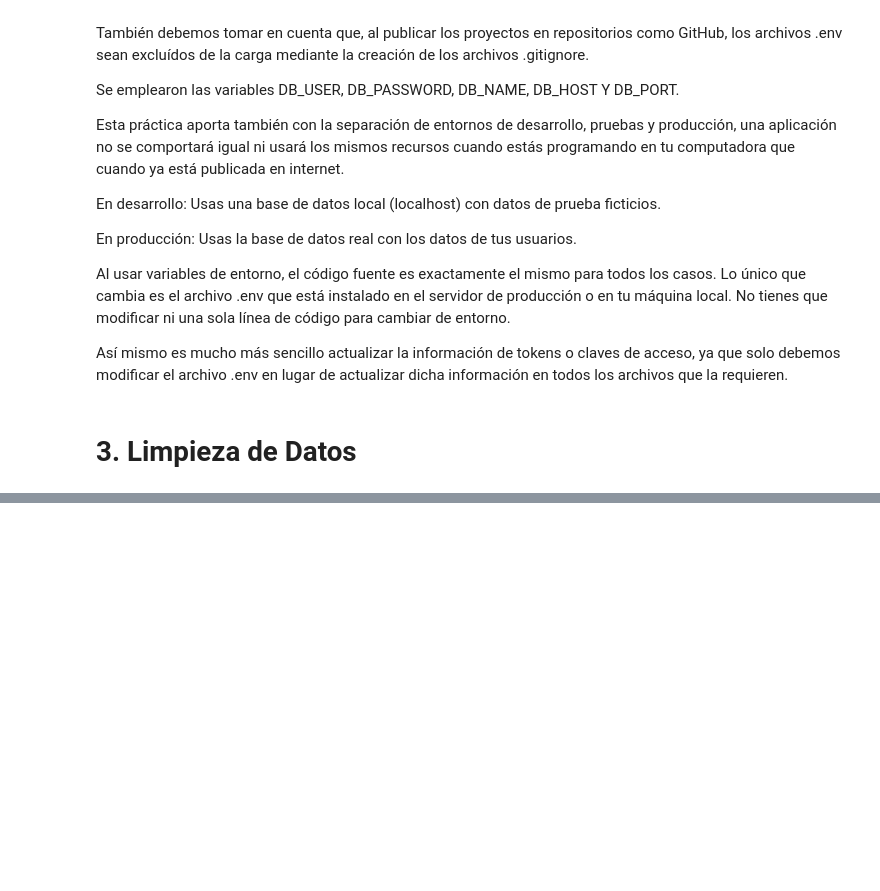
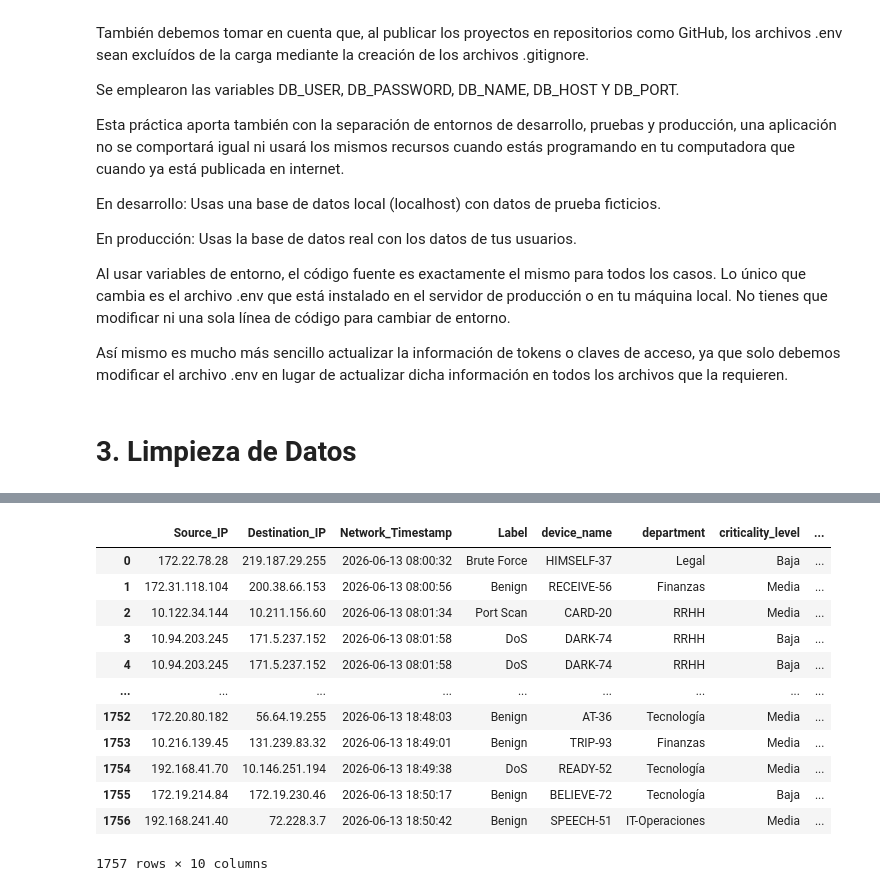
Before and after one commit to prvallejoz/Practica1_G_3, a Jupyter notebook: TransformG3.ipynb, the cells around one changed output, grey strips where cells are left out. Cells and saved outputs as stored; diff of their text form; code cells hidden in the pictures; blank space fills up the shorter version.

Commit message:
data processing and table merges

```diff
--- a/TransformG3.ipynb
+++ b/TransformG3.ipynb
@@ -244,0 +506,4 @@ Así mismo es mucho más sencillo actualizar la información de tokens o claves
+# %%
+df_join_assets = pd.merge(df_network_cut, df_assets, left_on='Source_IP', right_on='device_ip', how='left').drop(columns='device_ip')
+
+df_join_assets
@@ -244,0 +528,2 @@ Así mismo es mucho más sencillo actualizar la información de tokens o claves
+# %%
+df_join_assets.fillna({'device_name': 'External'}, inplace=True)
@@ -244,0 +546,2 @@ Así mismo es mucho más sencillo actualizar la información de tokens o claves
+# %%
+df_join_assets.fillna({'department': 'External'}, inplace=True)
@@ -244,0 +564,2 @@ Así mismo es mucho más sencillo actualizar la información de tokens o claves
+# %%
+df_join_assets.fillna({'criticality_level': 'Alta'}, inplace=True)
@@ -244,0 +598,18 @@ Así mismo es mucho más sencillo actualizar la información de tokens o claves
+# %%
+df_compsed = pd.merge(df_join_assets, df_auth_cut, on='Source_IP', how='left')
+
+df_compsed
+# %% [output]
+|  | Source_IP | Destination_IP | Network_Timestamp | Label | device_name | department | criticality_level | ... |
+| 0 | 172.22.78.28 | 219.187.29.255 | 2026-06-13 08:00:32 | Brute Force | HIMSELF-37 | Legal | Baja | ... |
+| 1 | 172.31.118.104 | 200.38.66.153 | 2026-06-13 08:00:56 | Benign | RECEIVE-56 | Finanzas | Media | ... |
+| 2 | 10.122.34.144 | 10.211.156.60 | 2026-06-13 08:01:34 | Port Scan | CARD-20 | RRHH | Media | ... |
+| 3 | 10.94.203.245 | 171.5.237.152 | 2026-06-13 08:01:58 | DoS | DARK-74 | RRHH | Baja | ... |
+| 4 | 10.94.203.245 | 171.5.237.152 | 2026-06-13 08:01:58 | DoS | DARK-74 | RRHH | Baja | ... |
+| ... | ... | ... | ... | ... | ... | ... | ... | ... |
+| 1752 | 172.20.80.182 | 56.64.19.255 | 2026-06-13 18:48:03 | Benign | AT-36 | Tecnología | Media | ... |
+| 1753 | 10.216.139.45 | 131.239.83.32 | 2026-06-13 18:49:01 | Benign | TRIP-93 | Finanzas | Media | ... |
+| 1754 | 192.168.41.70 | 10.146.251.194 | 2026-06-13 18:49:38 | DoS | READY-52 | Tecnología | Media | ... |
+| 1755 | 172.19.214.84 | 172.19.230.46 | 2026-06-13 18:50:17 | Benign | BELIEVE-72 | Tecnología | Baja | ... |
+| 1756 | 192.168.241.40 | 72.228.3.7 | 2026-06-13 18:50:42 | Benign | SPEECH-51 | IT-Operaciones | Media | ... |
+1757 rows × 10 columns
```
Also changed, not shown: parts of 61 cells of this notebook, 1 other file.
